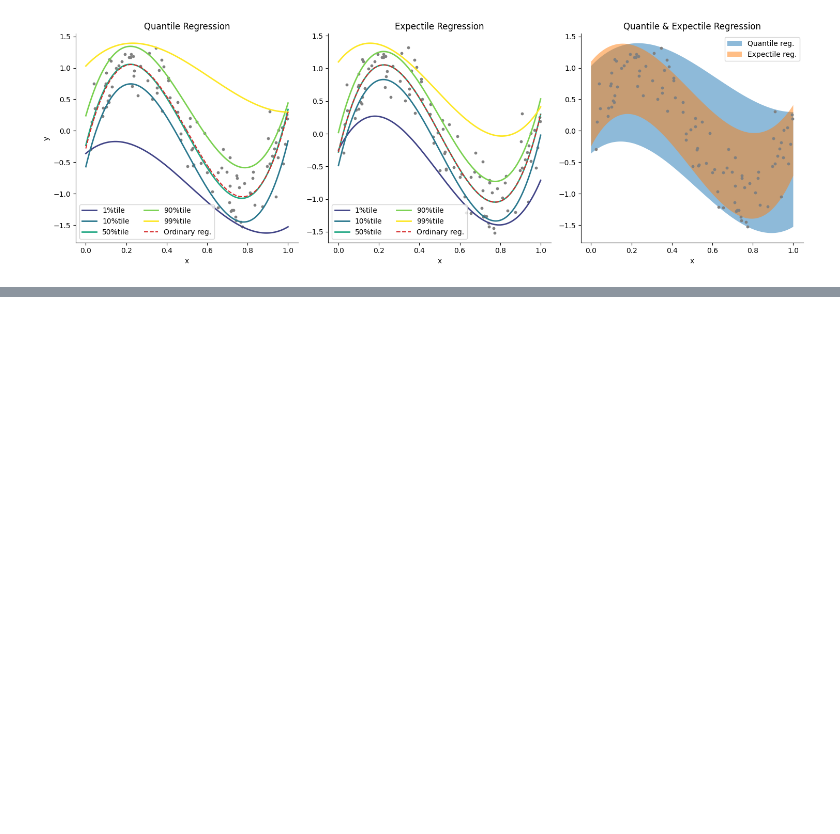
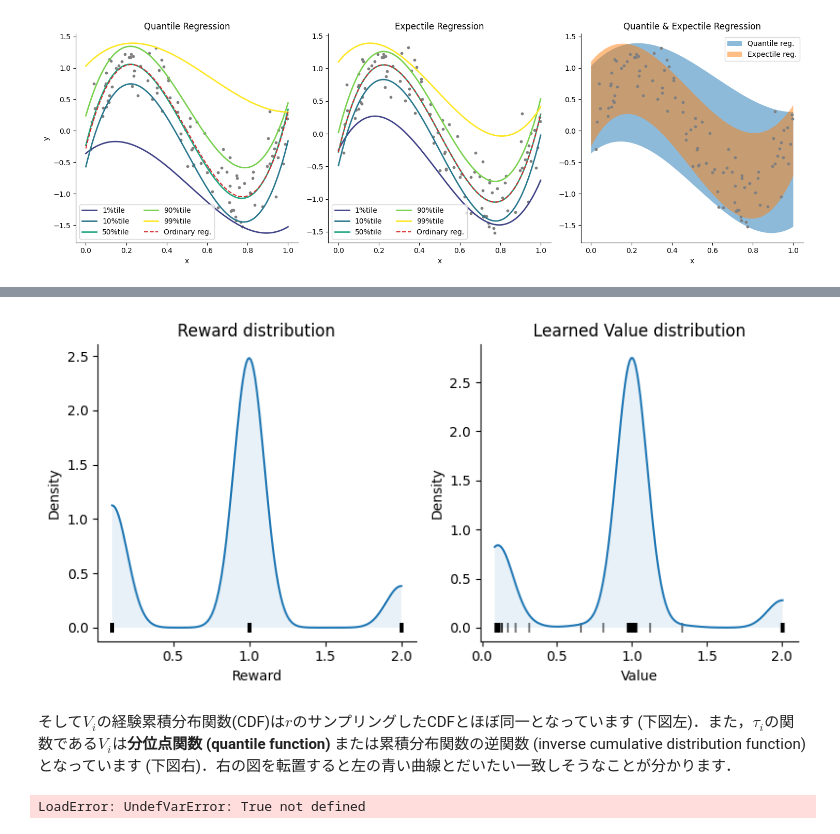
Before and after one commit to compneuro-julia/compneuro-julia-management, a Jupyter notebook: contents/bayesian-brain/quantile-expectile-regression.ipynb, the cells around one changed output, grey strips where cells are left out. Saved outputs shown, nothing was run; the diff lists cells and outputs as text; code cells hidden in the pictures; blank space fills up the shorter version.

```diff
--- a/contents/bayesian-brain/quantile-expectile-regression.ipynb
+++ b/contents/bayesian-brain/quantile-expectile-regression.ipynb
@@ -234,0 +422,14 @@ tight_layout()
+# %%
+response_func(r) = sign.(r) # RPEの応答関数
+
+juice_amounts = [0.1, 1, 2] # reward(ジュース)の量(uL)
+juice_probs = [0.3, 0.6, 0.1] # 各ジュースが出る確率
+
+num_cells = 200 # ニューロン(ユニット)の数
+num_steps = 25000 # 訓練回数
+base_lrate = 0.02 # ベースラインの学習率
+
+distribution = zeros(num_cells) # 価値分布を記録する配列
+
+α₊, α₋ = rand(num_cells), rand(num_cells) # RPEが正, 負のときの学習率
+τ = α₊ ./ (α₊ + α₋); # Asymmetric scaling factor
@@ -234,0 +451,51 @@ tight_layout()
+# %%
+# τの大きさでソートする
+idx = sortperm(τ)
+τ = τ[idx]
+α₊ = α₊[idx]
+α₋ = α₋[idx]
+distribution = distribution[idx];
+# %%
+# 報酬をサンプリング
+rewards = sample(juice_amounts, pweights(juice_probs), 1000)
+
+# 結果の描画(価値・報酬分布)
+figure(figsize=(8,4))
+subplot(1,2,1) # Ground Truth (Reward分布)
+title("Reward distribution")
+x, y = kde(rewards, 0.01, 0.1);
+plot(x,y); fill_between(x, y, zero(x), alpha=0.1)
+scatter(rewards, zero(rewards), s=50, marker="|", color="k", alpha=0.5)
+xlabel("Reward")
+ylabel("Density")
+
+subplot(1,2,2) # 学習後のValue(Reward)の分布
+title("Learned Value distribution")
+x, y = kde(distribution, 0.01, 0.1);
+plot(x,y); fill_between(x, y, zero(x), alpha=0.1)
+scatter(distribution, zero(distribution), s=50, marker="|", color="k", alpha=0.5) # rugplot
+xlabel("Value")
+ylabel("Density")
+tight_layout()
+# %% [output]
+[figure, added]
+# %% [markdown]
+そして$V_i$の経験累積分布関数(CDF)は$r$のサンプリングしたCDFとほぼ同一となっています (下図左)．また，$\tau_i$の関数である$V_i$は**分位点関数 (quantile function)** または累積分布関数の逆関数 (inverse cumulative distribution function)となっています
+(下図右)．右の図を転置すると左の青い曲線とだいたい一致しそうなことが分かります．
+# %%
+# 結果の描画(累積分布)
+figure(figsize=(8,4))
+subplot(1,2,1) # 累積分布
+sns.kdeplot(distribution, cumulative=True,bw=.05, label="Learned Value")
+sns.kdeplot(rewards, cumulative=True, bw=.05, label="Reward (GT)")
+xlabel("Reward (Learned Value)")
+ylabel("Cumulative probability")
+
+subplot(1,2,2) # 累積分布
+plot(tau, distribution)
+xlabel("Asymmetric scaling factors ("+ r"$\tau$)")
+ylabel("Learned Value")
+tight_layout()
+show()
+# %% [output]
+LoadError: UndefVarError: True not defined
```
Also changed, not shown: parts of 23 cells of this notebook, 10 other files.
